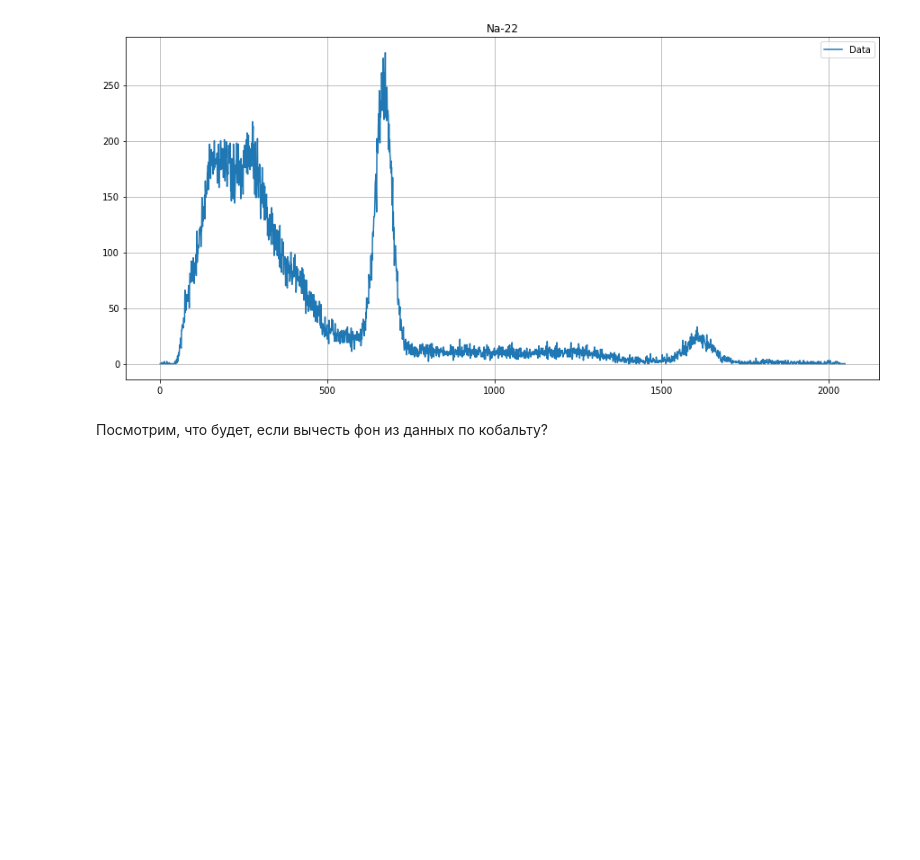
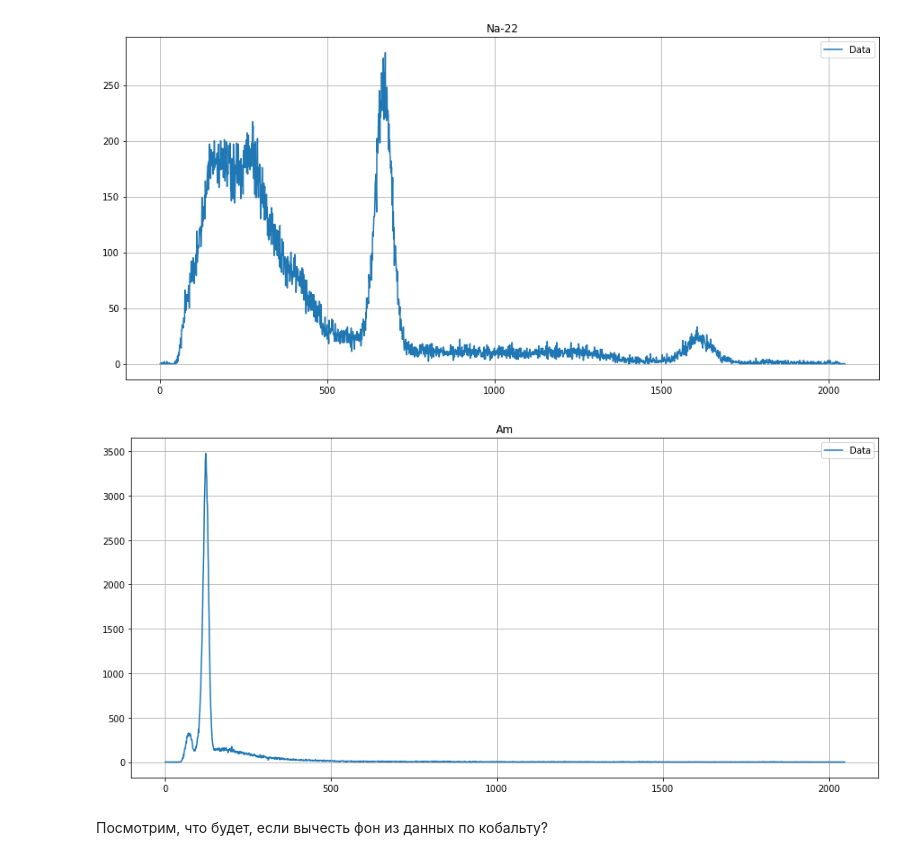
Before and after one commit to QDGeorge/Physics_Labs, a Jupyter notebook: 5sem/Lab_5_5_5/Untitled.ipynb, the cells around one changed output. Saved outputs shown, nothing was run; the diff lists cells and outputs as text; code cells hidden in the pictures; blank space fills up the shorter version.

```diff
--- a/5sem/Lab_5_5_5/Untitled.ipynb
+++ b/5sem/Lab_5_5_5/Untitled.ipynb
@@ -176,6 +176,11 @@ data_na = read_file('data/excel/Na22.xlsx')
 draw(data_na, 'Na-22')
 # %% [output]
 [figure]
+# %%
+data_am = read_file('data/excel/Am241.xlsx')
+draw(data_am, 'Am')
+# %% [output]
+[figure, added]
 # %% [markdown]
 Посмотрим, что будет, если вычесть фон из данных по кобальту?
 # %%
```
Also changed, not shown: 1 other file.
